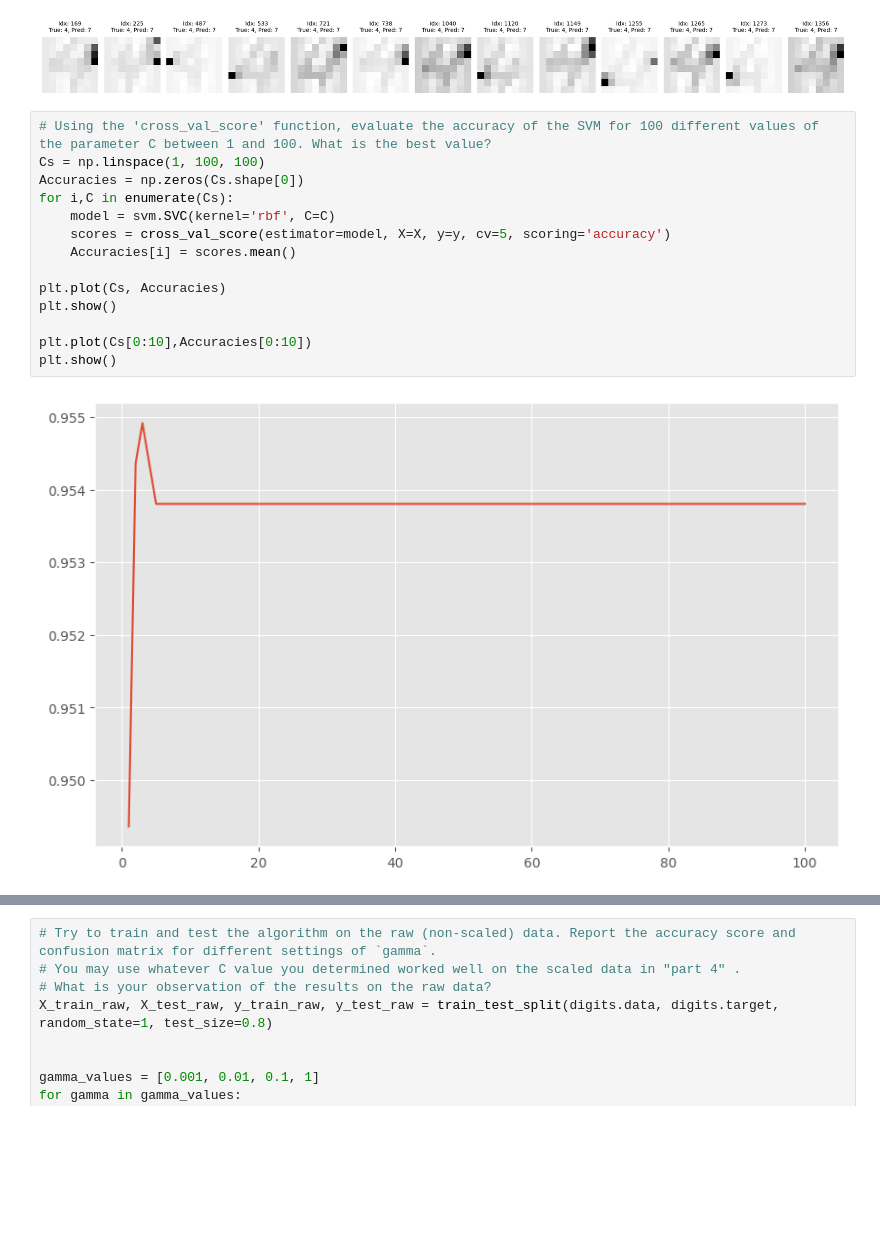
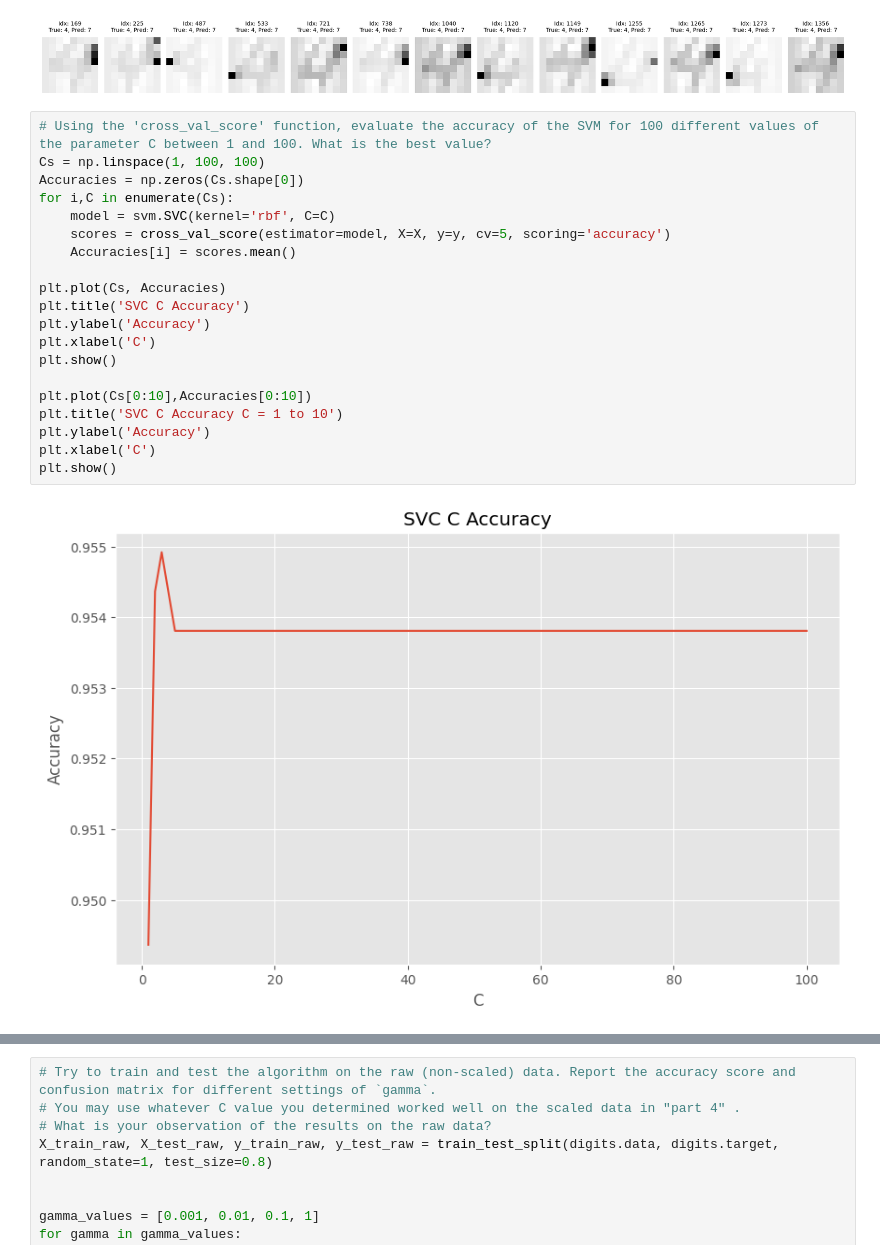
Before and after one commit to logancorrea/Intro-to-Data-Science, a Jupyter notebook: Homework/HW07/HW7.ipynb, the cells around one changed output, grey strips where cells are left out. Cells and saved outputs as stored; diff of their text form; blank space fills up the shorter version.

```diff
--- a/Homework/HW07/HW7.ipynb
+++ b/Homework/HW07/HW7.ipynb
@@ -163,16 +163,22 @@ Confusion Matrix:
 # %%
 # Using the 'cross_val_score' function, evaluate the accuracy of the SVM for 100 different values of the parameter C between 1 and 100. What is the best value?
 Cs = np.linspace(1, 100, 100)
 Accuracies = np.zeros(Cs.shape[0])
 for i,C in enumerate(Cs):
     model = svm.SVC(kernel='rbf', C=C)
     scores = cross_val_score(estimator=model, X=X, y=y, cv=5, scoring='accuracy')
     Accuracies[i] = scores.mean()
 
 plt.plot(Cs, Accuracies)
+plt.title('SVC C Accuracy')
+plt.ylabel('Accuracy')
+plt.xlabel('C')
 plt.show()
 
 plt.plot(Cs[0:10],Accuracies[0:10])
+plt.title('SVC C Accuracy C = 1 to 10')
+plt.ylabel('Accuracy')
+plt.xlabel('C')
 plt.show()
 # %% [output]
-[figure, old version]
+[figure, new version]
```
Also changed, not shown: parts of 2 cells of this notebook.
